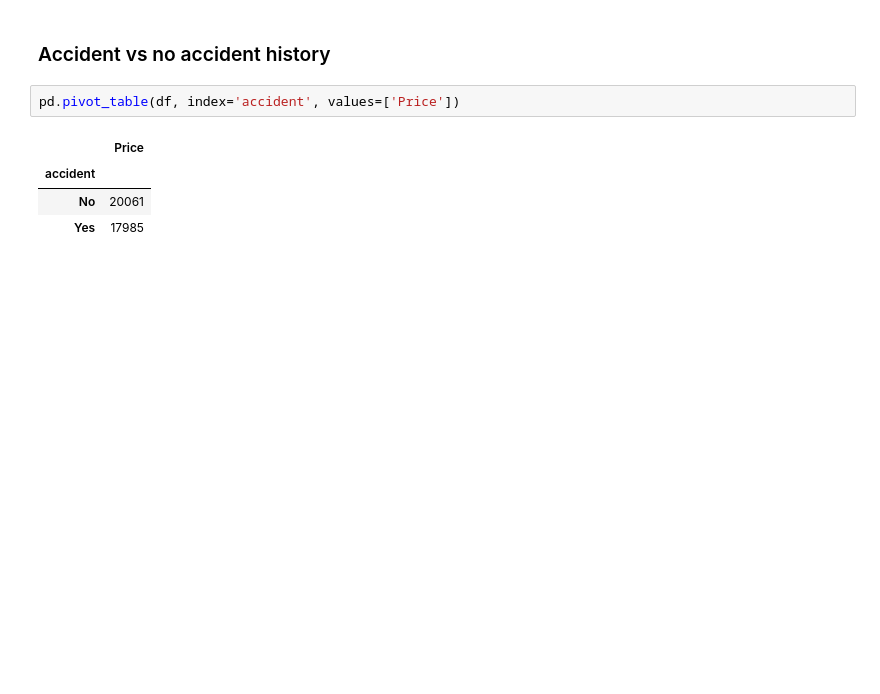
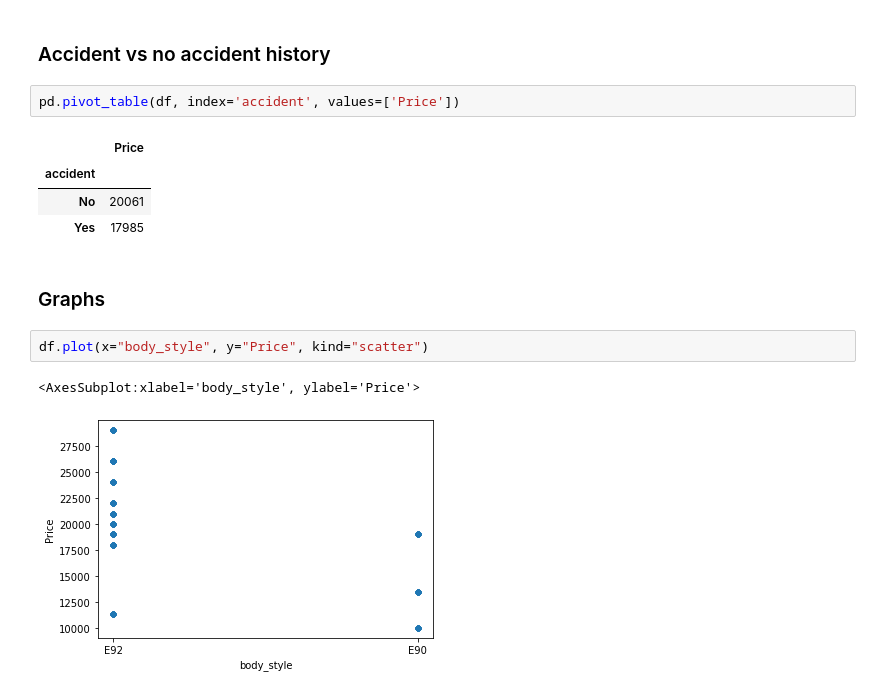
Before and after one commit to MarioRashadHUB/BMW-Price-Analysis, a Jupyter notebook: eda.ipynb, the cells around one changed output. Drawn from its saved outputs; the diff is of its cells as text; blank space fills up the shorter version.

Commit message:
started working with graphs

```diff
--- a/eda.ipynb
+++ b/eda.ipynb
@@ -209,3 +209,10 @@ pd.pivot_table(df, index='accident', values=['Price'])
 | accident |  |
 | No | 20061 |
 | Yes | 17985 |
+# %% [markdown]
+### Graphs
+# %%
+df.plot(x="body_style", y="Price", kind="scatter")
+# %% [output]
+<AxesSubplot:xlabel='body_style', ylabel='Price'>
+[figure, added]
```
